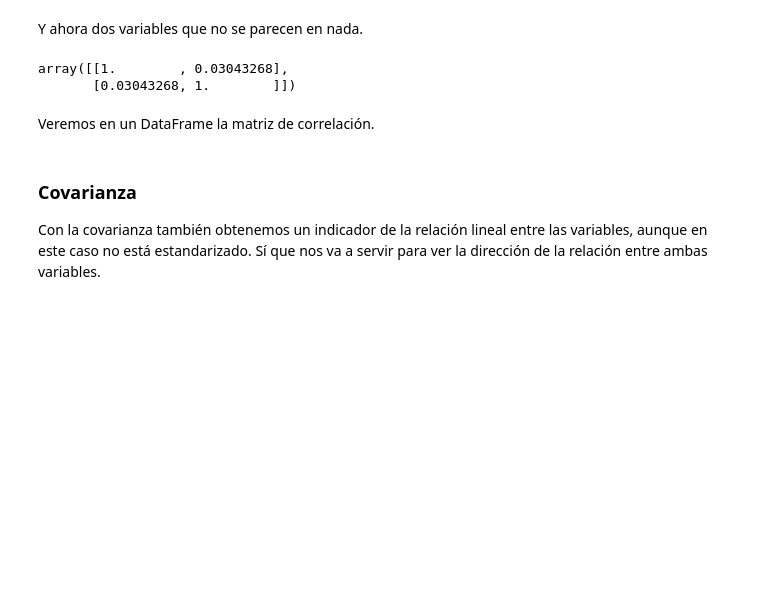
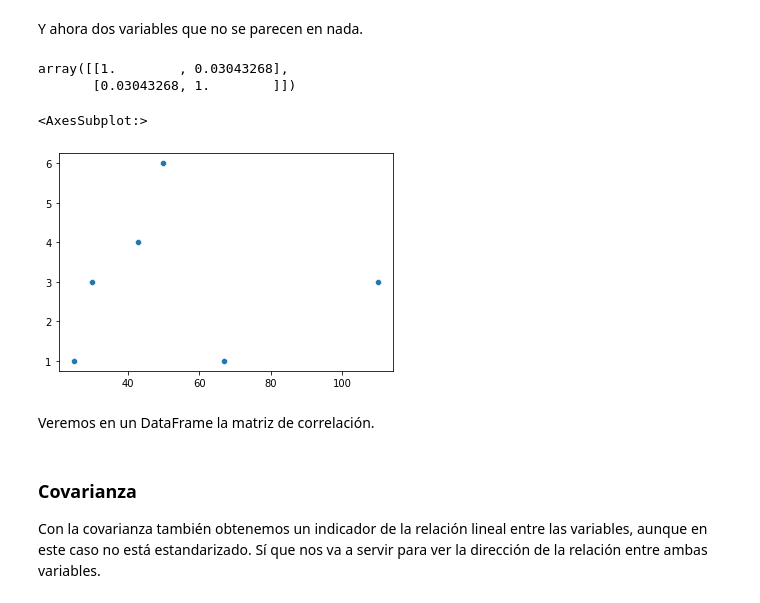
Before and after one commit to AlbertoBecerraTB/SVL_DS_Marzo_TB, a Jupyter notebook: 2-Data Analysis/0-Matematicas para Data Science/PROF_Estadística_SVL.ipynb, the cells around one changed output. Cells and saved outputs as stored; diff of their text form; code cells hidden in the pictures; blank space fills up the shorter version.

```diff
--- a/2-Data Analysis/0-Matematicas para Data Science/PROF_Estadística_SVL.ipynb
+++ b/2-Data Analysis/0-Matematicas para Data Science/PROF_Estadística_SVL.ipynb
@@ -525,6 +603,11 @@ np.corrcoef(horas, calif)
 # %% [output]
 array([[1.        , 0.03043268],
        [0.03043268, 1.        ]])
+# %%
+sns.scatterplot(horas, calif)
+# %% [output]
+<AxesSubplot:>
+[figure, added]
 # %% [markdown]
 Veremos en un DataFrame la matriz de correlación.
 # %% [markdown]
```
Also changed, not shown: parts of 25 cells of this notebook.
